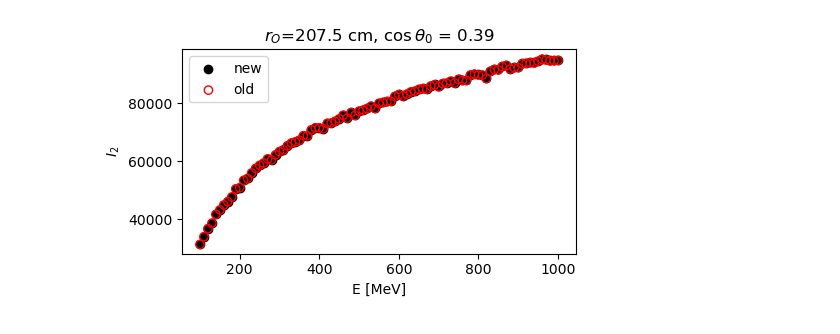
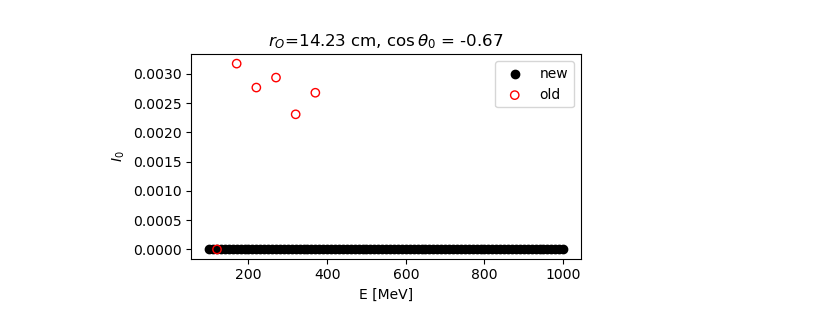
Before and after one commit to lolorestrepo/WCSimFQTuningTools, a Jupyter notebook: CProfiles/Analysis/integrals.ipynb, the cells around one changed output. Cells and saved outputs as stored; diff of their text form; code cells hidden in the pictures.

```diff
--- a/CProfiles/Analysis/integrals.ipynb
+++ b/CProfiles/Analysis/integrals.ipynb
@@ -7,8 +7,8 @@ import matplotlib.pyplot as plt
 %matplotlib widget
 # %%
 # o stands for "old"
-ofname = os.path.expandvars("$HOME/Software/WCSimFQTuningTools/CProfiles/old_tools/CProf_11.root")
-fname  = os.path.expandvars("$HOME/Software/WCSimFQTuningTools/CProfiles/cprofiles_integrals.root")
+ofname = os.path.expandvars("$LUSTRE/CProfiles_old/mu-/tuning/cprofiles_integrals.root")
+fname  = os.path.expandvars("$LUSTRE/CProfiles/mu-/tuning/unnormalized/cprofiles_integrals.root")
 
 of = uproot.open(ofname)
 f  = uproot.open(fname)
@@ -17,8 +15,8 @@ FileNotFoundError: [Errno 2] No such file or directory: '/pbs/home/g/gdiazlop/So
 # %%
-n = 2
-oh, or0bins, oth0bins, oebins = of[f"hI3d_{n}"].to_numpy()
-h ,  r0bins,  th0bins,  ebins =  f[f"I_{n}"]   .to_numpy()
+n = 0
+oh, or0bins, oth0bins, oebins = of[f"I_{n}"].to_numpy()
+h ,  r0bins,  th0bins,  ebins =  f[f"I_{n}"].to_numpy()
 
-np.testing.assert_allclose(or0bins, r0bins)
+np.testing.assert_allclose( or0bins, r0bins)
 np.testing.assert_allclose(oth0bins, th0bins)
 # %%
@@ -36,22 +32,22 @@ plt.tight_layout()
 # %%
-r0bin  = np.random.randint(401)
-th0bin = np.random.randint(201)
+r0bin  = np.random.randint(len(r0bins)-1)
+th0bin = np.random.randint(len(th0bins)-1)
 
 plt.figure(figsize=[5, 3])
 
 plt.title(rf"$r_O$={round(r0bins[r0bin]/10, 2)} cm, $\cos \theta_0$ = {round(th0bins[th0bin], 2)}")
 
 es = (ebins[1:] + ebins[:-1])/2.
 plt.scatter(es, h[r0bin, th0bin], label="new", color="k")
 
-#es = (oebins[1:] + oebins[:-1])/2.
+es = (oebins[1:] + oebins[:-1])/2.
 plt.scatter(es, oh[r0bin, th0bin], label="old", edgecolor="red", c="none")
 
 plt.xlabel("E [MeV]")
 plt.ylabel(rf"$I_{n}$")
 plt.legend()
 plt.tight_layout()
 # %% [output]
-[figure, old version]
+[figure, new version]
 # %%
 iso , ebins  =  f["I_iso_2"] .to_numpy()
```
Also changed, not shown: parts of 6 cells of this notebook, 16 other files.
